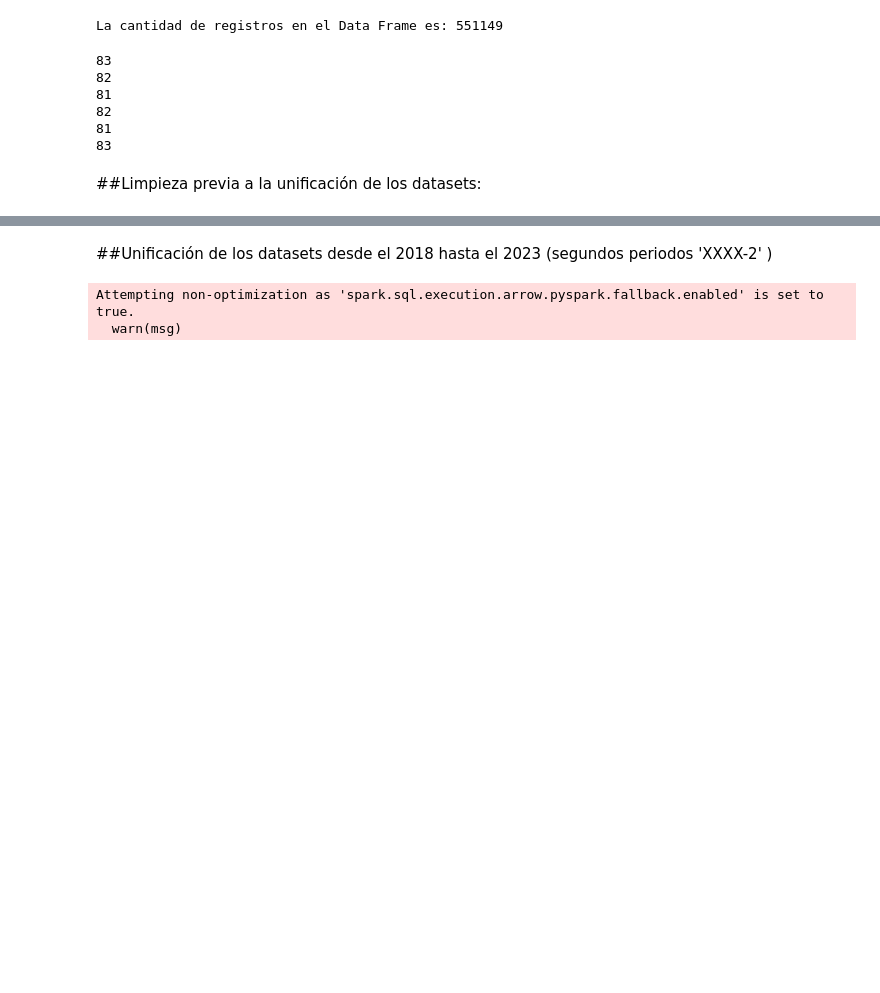
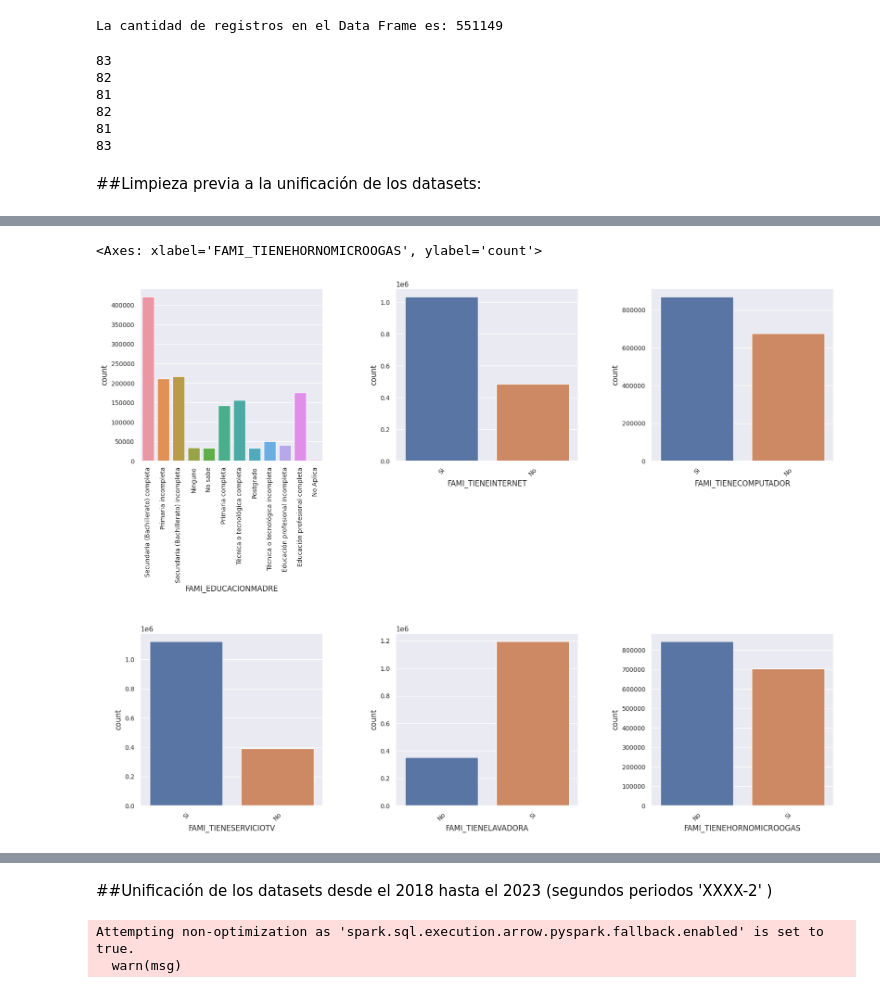
Before and after one commit to Betico1928/Parcial2---Procesamiento-de-Datos-a-Gran-Escala, a Jupyter notebook: Codigo/Parcial_2_Procesamiento_de_Datos_a_Gran_Escala.ipynb, the cells around one changed output, grey strips where cells are left out. Saved outputs shown, nothing was run; the diff lists cells and outputs as text; code cells hidden in the pictures; blank space fills up the shorter version.

```diff
--- a/Codigo/Parcial_2_Procesamiento_de_Datos_a_Gran_Escala.ipynb
+++ b/Codigo/Parcial_2_Procesamiento_de_Datos_a_Gran_Escala.ipynb
@@ -403,0 +586,18 @@ i 5 5
+# %%
+fig, axes = plt.subplots(2, 3, figsize=(20,15))
+plt.subplots_adjust(hspace=1, wspace=0.4)
+sns.set_theme()
+for ax in axes.flatten():
+    ax.tick_params(axis='x', labelrotation=45, labelsize=10)
+    ax.tick_params(axis='y', labelsize=10)
+
+sns.countplot(data=pDF, x='FAMI_EDUCACIONMADRE', ax=axes[0,0])
+axes[0,0].tick_params(axis='x', labelrotation=90, labelsize=10)
+sns.countplot(data=pDF, x='FAMI_TIENEINTERNET', ax=axes[0,1])
+sns.countplot(data=pDF, x='FAMI_TIENECOMPUTADOR', ax=axes[0,2])
+sns.countplot(data=pDF, x='FAMI_TIENESERVICIOTV', ax=axes[1,0])
+sns.countplot(data=pDF, x='FAMI_TIENELAVADORA', ax=axes[1,1])
+sns.countplot(data=pDF, x='FAMI_TIENEHORNOMICROOGAS', ax=axes[1,2])
+# %% [output]
+<Axes: xlabel='FAMI_TIENEHORNOMICROOGAS', ylabel='count'>
+[figure, added]
```
Also changed, not shown: parts of 42 cells of this notebook.
